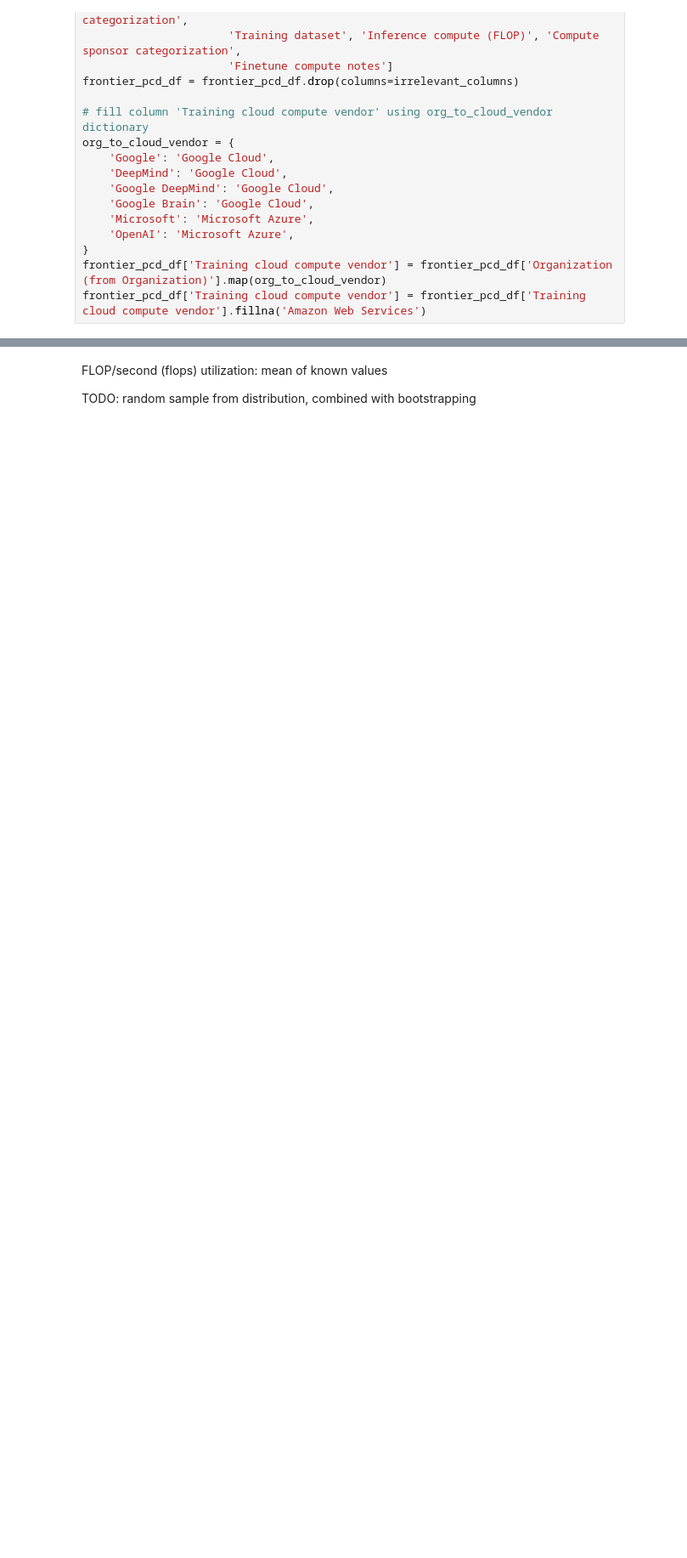
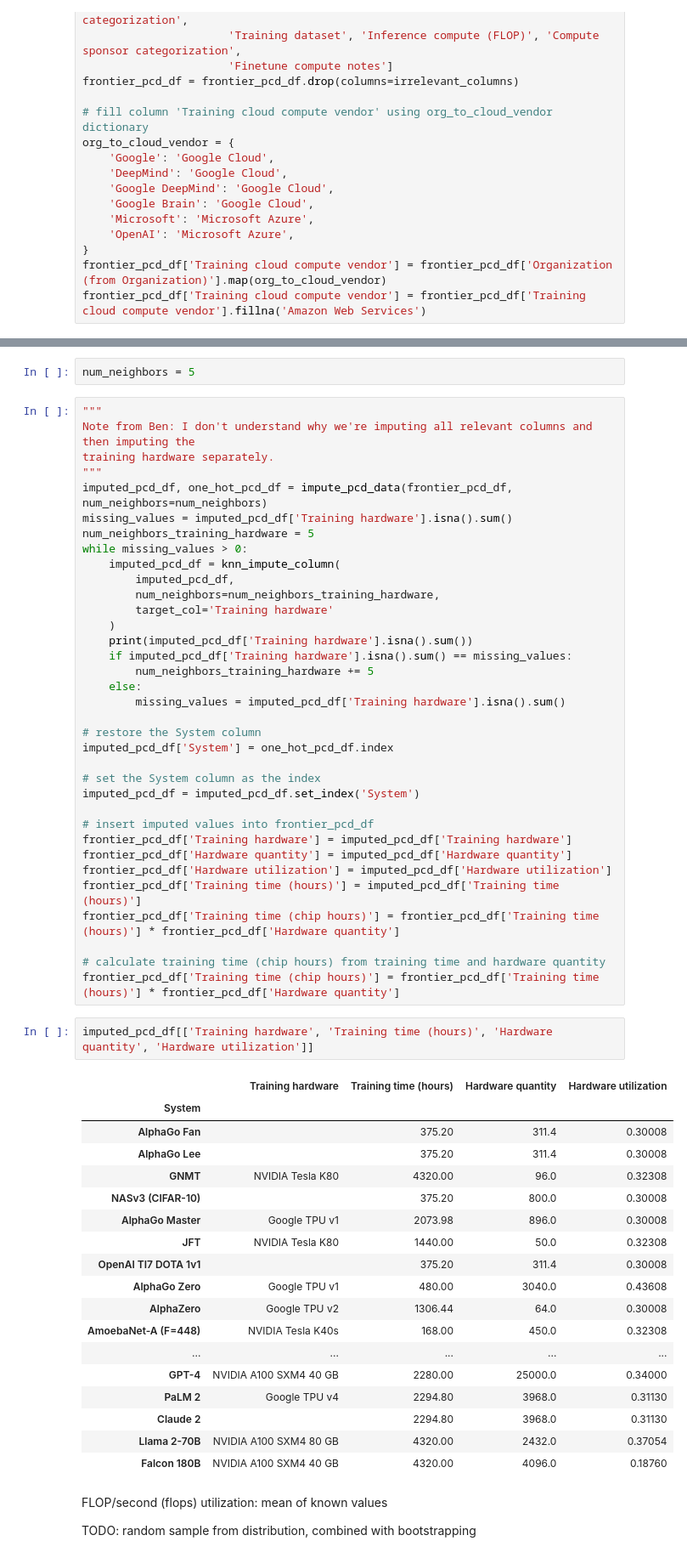
Before and after one commit to epoch-research/training-cost-trends, a Jupyter notebook: cost_analysis.ipynb, the cells around one changed output, grey strips where cells are left out. Shown at 85% size. Cells and saved outputs as stored; diff of their text form; blank space fills up the shorter version.

```diff
--- a/cost_analysis.ipynb
+++ b/cost_analysis.ipynb
@@ -251,3 +194,61 @@ frontier_pcd_df['Training time (chip hours)'] = frontier_pcd_df['Training time (
+# %%
+num_neighbors = 5
+# %%
+"""
+Note from Ben: I don't understand why we're imputing all relevant columns and then imputing the
+training hardware separately.
+"""
+imputed_pcd_df, one_hot_pcd_df = impute_pcd_data(frontier_pcd_df, num_neighbors=num_neighbors)
+missing_values = imputed_pcd_df['Training hardware'].isna().sum()
+num_neighbors_training_hardware = 5
+while missing_values > 0:
+    imputed_pcd_df = knn_impute_column(
+        imputed_pcd_df,
+        num_neighbors=num_neighbors_training_hardware,
+        target_col='Training hardware'
+    )
+    print(imputed_pcd_df['Training hardware'].isna().sum())
+    if imputed_pcd_df['Training hardware'].isna().sum() == missing_values:
+        num_neighbors_training_hardware += 5
+    else:
+        missing_values = imputed_pcd_df['Training hardware'].isna().sum()
+
+# restore the System column
+imputed_pcd_df['System'] = one_hot_pcd_df.index
+
+# set the System column as the index
+imputed_pcd_df = imputed_pcd_df.set_index('System')
+
+# insert imputed values into frontier_pcd_df
+frontier_pcd_df['Training hardware'] = imputed_pcd_df['Training hardware']
+frontier_pcd_df['Hardware quantity'] = imputed_pcd_df['Hardware quantity']
+frontier_pcd_df['Hardware utilization'] = imputed_pcd_df['Hardware utilization']
+frontier_pcd_df['Training time (hours)'] = imputed_pcd_df['Training time (hours)']
+frontier_pcd_df['Training time (chip hours)'] = frontier_pcd_df['Training time (hours)'] * frontier_pcd_df['Hardware quantity']
+
+# calculate training time (chip hours) from training time and hardware quantity
+frontier_pcd_df['Training time (chip hours)'] = frontier_pcd_df['Training time (hours)'] * frontier_pcd_df['Hardware quantity']
+# %%
+imputed_pcd_df[['Training hardware', 'Training time (hours)', 'Hardware quantity', 'Hardware utilization']]
+# %% [output]
+|  | Training hardware | Training time (hours) | Hardware quantity | Hardware utilization |
+| System |  |  |  |  |
+| AlphaGo Fan |  | 375.20 | 311.4 | 0.30008 |
+| AlphaGo Lee |  | 375.20 | 311.4 | 0.30008 |
+| GNMT | NVIDIA Tesla K80 | 4320.00 | 96.0 | 0.32308 |
+| NASv3 (CIFAR-10) |  | 375.20 | 800.0 | 0.30008 |
+| AlphaGo Master | Google TPU v1 | 2073.98 | 896.0 | 0.30008 |
+| JFT | NVIDIA Tesla K80 | 1440.00 | 50.0 | 0.32308 |
+| OpenAI TI7 DOTA 1v1 |  | 375.20 | 311.4 | 0.30008 |
+| AlphaGo Zero | Google TPU v1 | 480.00 | 3040.0 | 0.43608 |
+| AlphaZero | Google TPU v2 | 1306.44 | 64.0 | 0.30008 |
+| AmoebaNet-A (F=448) | NVIDIA Tesla K40s | 168.00 | 450.0 | 0.32308 |
+| ... | ... | ... | ... | ... |
+| GPT-4 | NVIDIA A100 SXM4 40 GB | 2280.00 | 25000.0 | 0.34000 |
+| PaLM 2 | Google TPU v4 | 2294.80 | 3968.0 | 0.31130 |
+| Claude 2 |  | 2294.80 | 3968.0 | 0.31130 |
+| Llama 2-70B | NVIDIA A100 SXM4 80 GB | 4320.00 | 2432.0 | 0.37054 |
+| Falcon 180B | NVIDIA A100 SXM4 40 GB | 4320.00 | 4096.0 | 0.18760 |
 # %% [markdown]
 FLOP/second (flops) utilization: mean of known values
 
```
Also changed, not shown: parts of 18 cells of this notebook.
